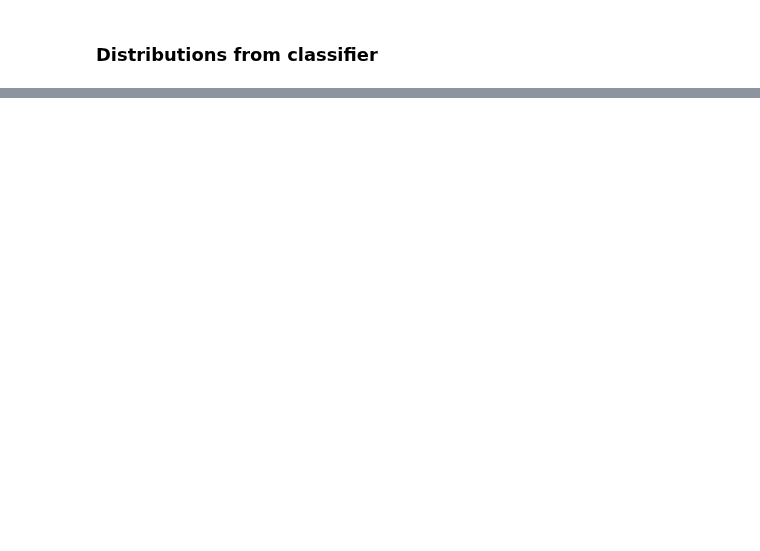
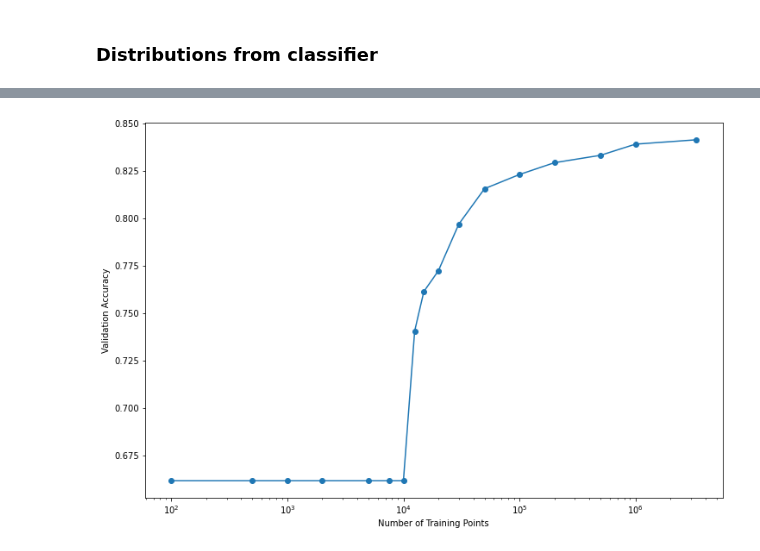
Before and after one commit to zcapjdb/UKAEAGroupProject, a Jupyter notebook: src/notebooks/Classifier.ipynb, the cells around one changed output, grey strips where cells are left out. Saved outputs shown, nothing was run; the diff lists cells and outputs as text; code cells hidden in the pictures; blank space fills up the shorter version.

```diff
--- a/src/notebooks/Classifier.ipynb
+++ b/src/notebooks/Classifier.ipynb
@@ -310,0 +240,20 @@ for i, column in enumerate(columns):
+# %%
+def nn_classifier_big():
+    model = tf.keras.Sequential([
+    tf.keras.layers.Dense(64, activation = 'relu'),
+    tf.keras.layers.Dropout(0.1),
+    tf.keras.layers.Dense(64, activation = 'relu'),
+    tf.keras.layers.Dropout(0.1),
+    tf.keras.layers.Dense(64, activation = 'relu'),
+    tf.keras.layers.Dropout(0.1),
+    tf.keras.layers.Dense(64, activation = 'relu'),
+    tf.keras.layers.Dropout(0.1),
+    tf.keras.layers.Dense(64, activation = 'relu'),
+    tf.keras.layers.Dropout(0.1),
+    tf.keras.layers.Dense(1, activation = 'sigmoid')
+    ])
+    return model
+# %%
+val_indices = np.random.choice(x_val.shape[0], size = 100_000, replace=False)
+x_val_sample = x_val[val_indices]
+y_val_sample = Y_val[val_indices]
@@ -310,0 +318,13 @@ for i, column in enumerate(columns):
+# %%
+loss_ = [x[-1] for x in val_losses]
+acc_ = [x[-1] for x in val_accuracies]
+
+
+plt.figure(figsize = (12,8))
+
+plt.plot(training_size, acc_, "-o")
+plt.xscale("log")
+plt.xlabel("Number of Training Points");
+plt.ylabel("Validation Accuracy");
+# %% [output]
+[figure, added]
```
Also changed, not shown: parts of 16 cells of this notebook, 4 other files.
